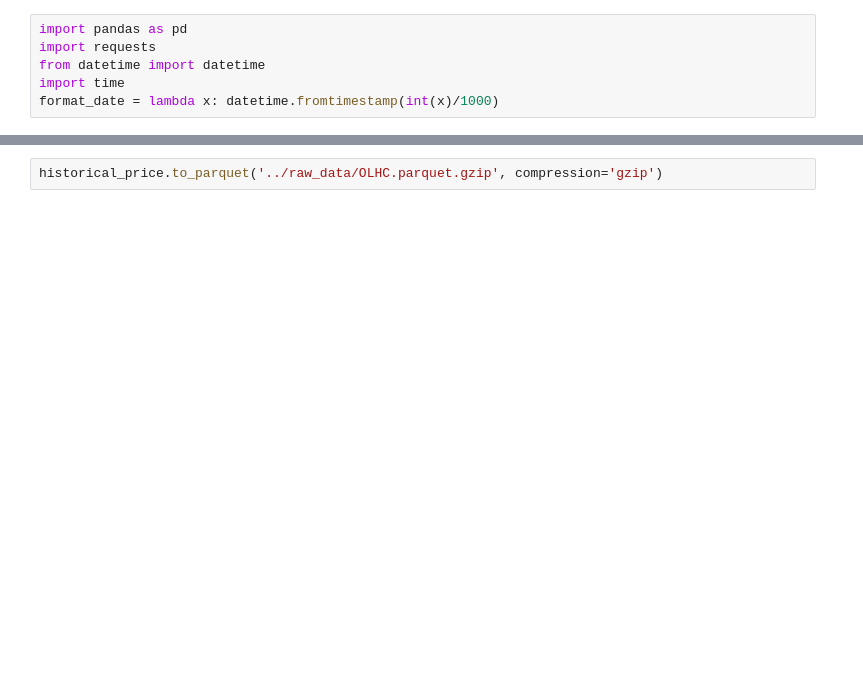
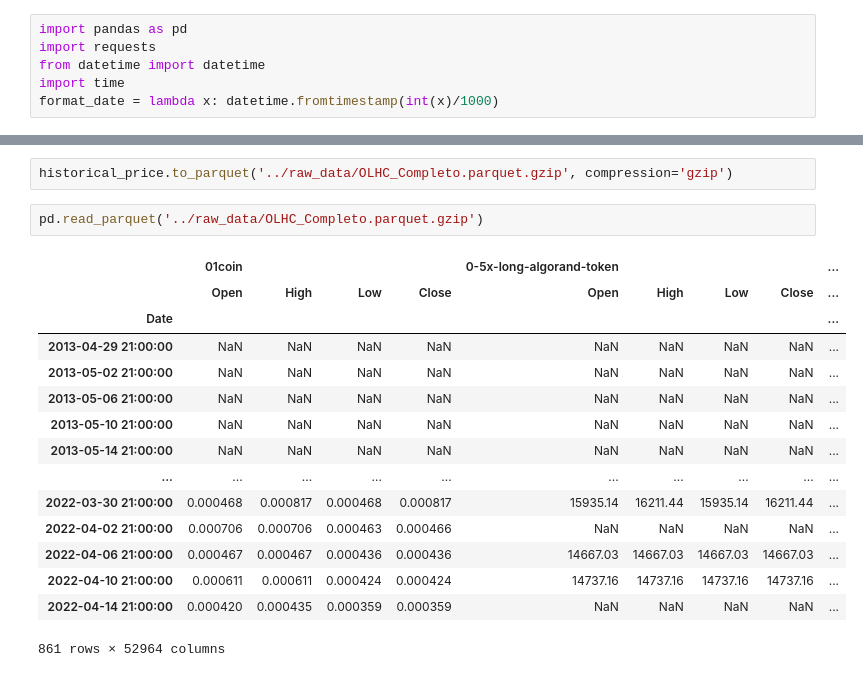
Before and after one commit to dmdp943/Web3-Project, a Jupyter notebook: notebooks/downloadData.ipynb, the cells around one changed output, grey strips where cells are left out. Cells and saved outputs as stored; diff of their text form; blank space fills up the shorter version.

```diff
--- a/notebooks/downloadData.ipynb
+++ b/notebooks/downloadData.ipynb
@@ -85,2 +109,20 @@ historical_price
 # %%
-historical_price.to_parquet('../raw_data/OLHC.parquet.gzip', compression='gzip')
+historical_price.to_parquet('../raw_data/OLHC_Completo.parquet.gzip', compression='gzip')
+# %%
+pd.read_parquet('../raw_data/OLHC_Completo.parquet.gzip')
+# %% [output]
+|  | 01coin |  |  |  | 0-5x-long-algorand-token |  |  |  | ... |
+|  | Open | High | Low | Close | Open | High | Low | Close | ... |
+| Date |  |  |  |  |  |  |  |  | ... |
+| 2013-04-29 21:00:00 | NaN | NaN | NaN | NaN | NaN | NaN | NaN | NaN | ... |
+| 2013-05-02 21:00:00 | NaN | NaN | NaN | NaN | NaN | NaN | NaN | NaN | ... |
+| 2013-05-06 21:00:00 | NaN | NaN | NaN | NaN | NaN | NaN | NaN | NaN | ... |
+| 2013-05-10 21:00:00 | NaN | NaN | NaN | NaN | NaN | NaN | NaN | NaN | ... |
+| 2013-05-14 21:00:00 | NaN | NaN | NaN | NaN | NaN | NaN | NaN | NaN | ... |
+| ... | ... | ... | ... | ... | ... | ... | ... | ... | ... |
+| 2022-03-30 21:00:00 | 0.000468 | 0.000817 | 0.000468 | 0.000817 | 15935.14 | 16211.44 | 15935.14 | 16211.44 | ... |
+| 2022-04-02 21:00:00 | 0.000706 | 0.000706 | 0.000463 | 0.000466 | NaN | NaN | NaN | NaN | ... |
+| 2022-04-06 21:00:00 | 0.000467 | 0.000467 | 0.000436 | 0.000436 | 14667.03 | 14667.03 | 14667.03 | 14667.03 | ... |
+| 2022-04-10 21:00:00 | 0.000611 | 0.000611 | 0.000424 | 0.000424 | 14737.16 | 14737.16 | 14737.16 | 14737.16 | ... |
+| 2022-04-14 21:00:00 | 0.000420 | 0.000435 | 0.000359 | 0.000359 | NaN | NaN | NaN | NaN | ... |
+861 rows × 52964 columns
```
Also changed, not shown: parts of 4 cells of this notebook, 1 other file.
